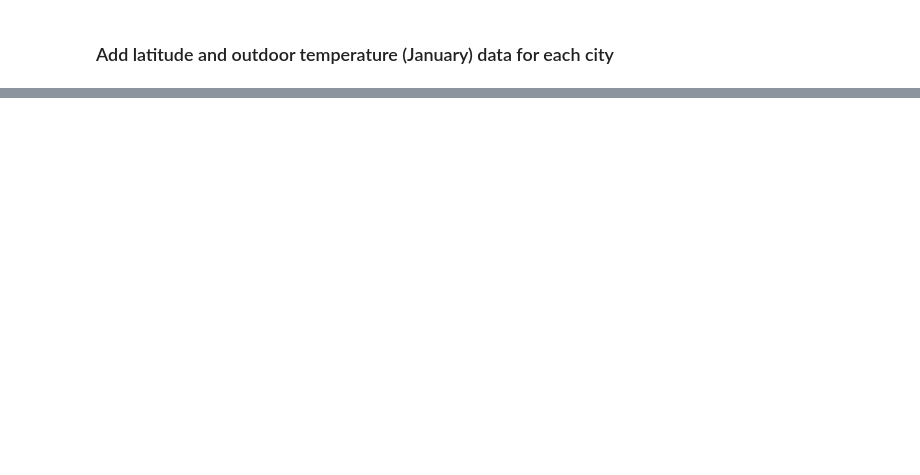
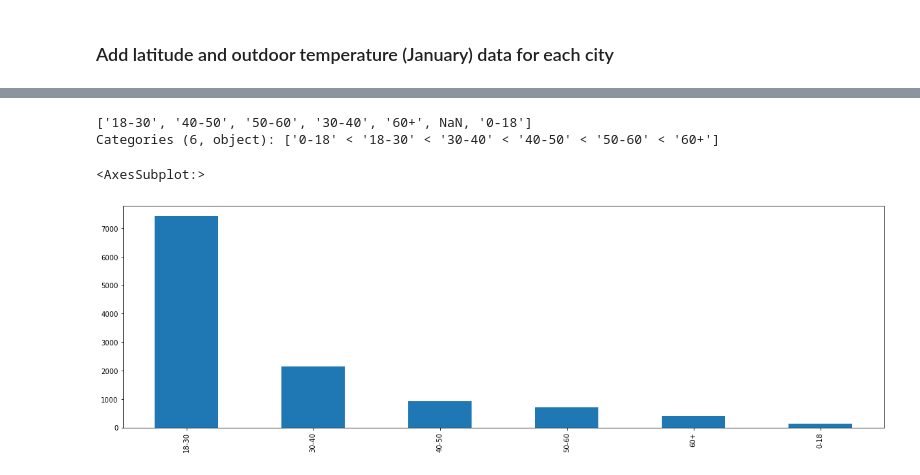
Before and after one commit to ruijis/RD_comfort, a Jupyter notebook: Data_cleaning.ipynb, the cells around one changed output, grey strips where cells are left out. Saved outputs shown, nothing was run; the diff lists cells and outputs as text; code cells hidden in the pictures; blank space fills up the shorter version.

```diff
--- a/Data_cleaning.ipynb
+++ b/Data_cleaning.ipynb
@@ -229,0 +282,34 @@ total records: 14116
+# %%
+df_heating_2 = df_heating_1.copy()
+
+# Define the age bins and labels
+bins = [0, 18, 30, 40, 50, 60, 100]  # Adjust the upper limit as needed
+labels = ['0-18', '18-30', '30-40', '40-50', '50-60', '60+']
+
+# Function to handle age ranges and single ages
+def convert_age(age):
+    if pd.isna(age) or age.strip() == '':
+        return np.nan
+    if '-' in age:
+        return int(age.split('-')[0])+5
+    if '＞' in age or '≥' in age:
+        return 65
+    else:
+        return int(age)
+
+# Apply the conversion function
+df_heating_2['age'] = df_heating_1['age'].apply(convert_age)
+
+# Convert age values to categorical data
+df_heating_2['age_group'] = pd.cut(df_heating_2['age'], bins=bins, labels=labels, right=False)
+
+# Print unique values of age_group
+print(df_heating_2['age_group'].unique())
+
+# Plot the age_group distribution
+df_heating_2['age_group'].value_counts().plot(kind='bar', figsize=(20, 6))
+# %% [output]
+['18-30', '40-50', '50-60', '30-40', '60+', NaN, '0-18']
+Categories (6, object): ['0-18' < '18-30' < '30-40' < '40-50' < '50-60' < '60+']
+<AxesSubplot:>
+[figure, added]
```
Also changed, not shown: parts of 24 cells of this notebook, 6 other files.
